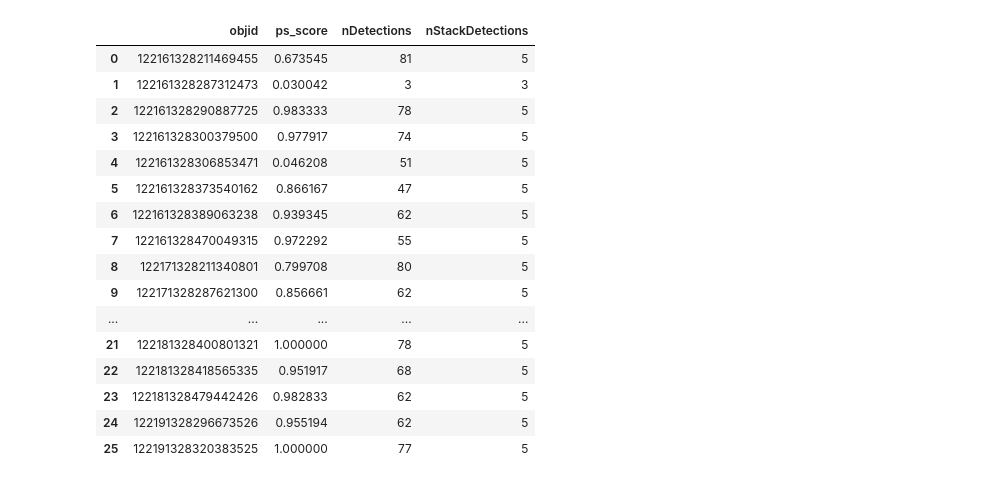
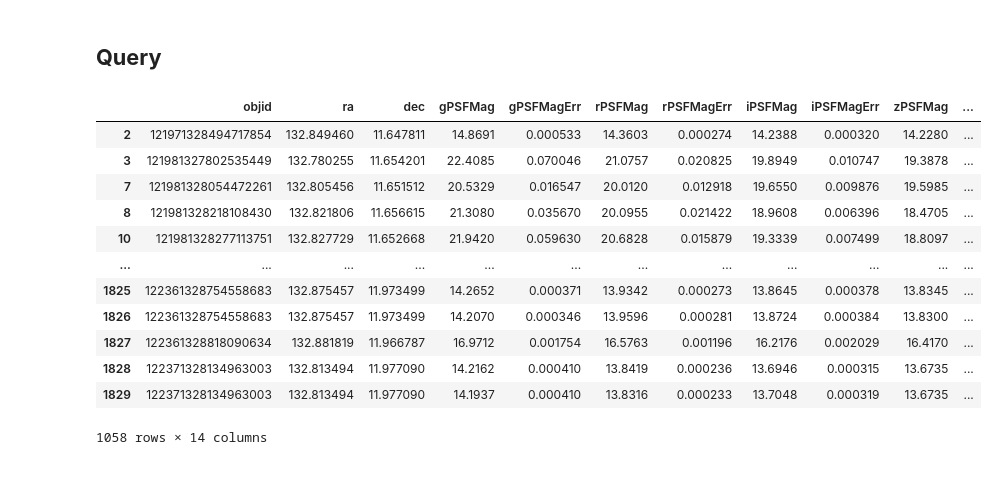
Before and after one commit to Jack3690/INSIST, a Jupyter notebook: UV_Stellar_Catalog.ipynb, the cells around one changed output. Cells and saved outputs as stored; diff of their text form; code cells hidden in the pictures.

```diff
--- a/UV_Stellar_Catalog.ipynb
+++ b/UV_Stellar_Catalog.ipynb
@@ -120,19 +132,28 @@ class casjobs():
     n_pix_sub (int) : Number of pixels along one axis in the path. Total number of pixels in the patch is n_pix_sub**2
 
     """
-    def __init__(self,name = 'M 67'):
+    def __init__(self,name = 'M 67',cols = None):
 
 
         self.name = name
         self.ra,self.dec = resolve(name)
 
         self.jobs = mastcasjobs.MastCasJobs(context="PanSTARRS_DR2")
-        self.query =   f"""select psc.objid, psc.ps_score, o.nDetections, o.nStackDetections
-                          from fGetNearbyObjEq({self.ra}, {self.dec}, 1.0) f
+        self.query =   f"""select psc.objid,o.raStack,o.decStack,mag.gPSFMag, mag.gPSFMagErr,mag.rPSFMag, mag.rPSFMagErr,mag.iPSFMag, mag.iPSFMagErr,mag.zPSFMag,mag.zPSFMagErr, mag.yPSFMag,mag.yPSFMagErr,psc.ps_score
+                          from fGetNearbyObjEq({self.ra}, {self.dec}, 10) f
                           join ObjectThin o on o.objid=f.objid
                           join HLSP_PS1_PSC.pointsource_scores psc on psc.objid=f.objid
+                          join StackObjectThin mag on mag.objid=psc.objid
+                          WHERE
+                          mag.gPSFMag>-900 and
+                          mag.rPSFMag>-900 and
+                          mag.iPSFMag>-900 and
+                          mag.zPSFMag>-900 and
+                          mag.yPSFMag>-900
                         """
         self.df = self.jobs.quick(self.query, task_name="python cone search").to_pandas()
+        if cols is not None:
+          self.df = self.df.rename(columns=cols)
 
     def show_field(self,figsize=(10,10)):
       """
@@ -150,25 +171,25 @@ class casjobs():
       ax.set_xlabel('RA (Degrees)')
       ax.set_ylabel('Dec (Degrees)')
       return fig,ax
+# %% [markdown]
+## **Query**
 # %%
-obj = casjobs('M 67')
+obj = casjobs('M 67', cols = {'raStack':'ra','decStack':'dec'})
-# %%
-obj.df
-# %% [output]
-|  | objid | ps_score | nDetections | nStackDetections |
-| 0 | 122161328211469455 | 0.673545 | 81 | 5 |
-| 1 | 122161328287312473 | 0.030042 | 3 | 3 |
-| 2 | 122161328290887725 | 0.983333 | 78 | 5 |
-| 3 | 122161328300379500 | 0.977917 | 74 | 5 |
-| 4 | 122161328306853471 | 0.046208 | 51 | 5 |
-| 5 | 122161328373540162 | 0.866167 | 47 | 5 |
-| 6 | 122161328389063238 | 0.939345 | 62 | 5 |
-| 7 | 122161328470049315 | 0.972292 | 55 | 5 |
-| 8 | 122171328211340801 | 0.799708 | 80 | 5 |
-| 9 | 122171328287621300 | 0.856661 | 62 | 5 |
-| ... | ... | ... | ... | ... |
-| 21 | 122181328400801321 | 1.000000 | 78 | 5 |
-| 22 | 122181328418565335 | 0.951917 | 68 | 5 |
-| 23 | 122181328479442426 | 0.982833 | 62 | 5 |
-| 24 | 122191328296673526 | 0.955194 | 62 | 5 |
-| 25 | 122191328320383525 | 1.000000 | 77 | 5 |
+# %%
+df_star = obj.df[obj.df['ps_score']>0.5]
+# %%
+df_star
+# %% [output]
+|  | objid | ra | dec | gPSFMag | gPSFMagErr | rPSFMag | rPSFMagErr | iPSFMag | iPSFMagErr | zPSFMag | ... |
+| 2 | 121971328494717854 | 132.849460 | 11.647811 | 14.8691 | 0.000533 | 14.3603 | 0.000274 | 14.2388 | 0.000320 | 14.2280 | ... |
+| 3 | 121981327802535449 | 132.780255 | 11.654201 | 22.4085 | 0.070046 | 21.0757 | 0.020825 | 19.8949 | 0.010747 | 19.3878 | ... |
+| 7 | 121981328054472261 | 132.805456 | 11.651512 | 20.5329 | 0.016547 | 20.0120 | 0.012918 | 19.6550 | 0.009876 | 19.5985 | ... |
+| 8 | 121981328218108430 | 132.821806 | 11.656615 | 21.3080 | 0.035670 | 20.0955 | 0.021422 | 18.9608 | 0.006396 | 18.4705 | ... |
+| 10 | 121981328277113751 | 132.827729 | 11.652668 | 21.9420 | 0.059630 | 20.6828 | 0.015879 | 19.3339 | 0.007499 | 18.8097 | ... |
+| ... | ... | ... | ... | ... | ... | ... | ... | ... | ... | ... | ... |
+| 1825 | 122361328754558683 | 132.875457 | 11.973499 | 14.2652 | 0.000371 | 13.9342 | 0.000273 | 13.8645 | 0.000378 | 13.8345 | ... |
+| 1826 | 122361328754558683 | 132.875457 | 11.973499 | 14.2070 | 0.000346 | 13.9596 | 0.000281 | 13.8724 | 0.000384 | 13.8300 | ... |
+| 1827 | 122361328818090634 | 132.881819 | 11.966787 | 16.9712 | 0.001754 | 16.5763 | 0.001196 | 16.2176 | 0.002029 | 16.4170 | ... |
+| 1828 | 122371328134963003 | 132.813494 | 11.977090 | 14.2162 | 0.000410 | 13.8419 | 0.000236 | 13.6946 | 0.000315 | 13.6735 | ... |
+| 1829 | 122371328134963003 | 132.813494 | 11.977090 | 14.1937 | 0.000410 | 13.8316 | 0.000233 | 13.7048 | 0.000319 | 13.6735 | ... |
+1058 rows × 14 columns
```
Also changed, not shown: parts of 9 cells of this notebook.
